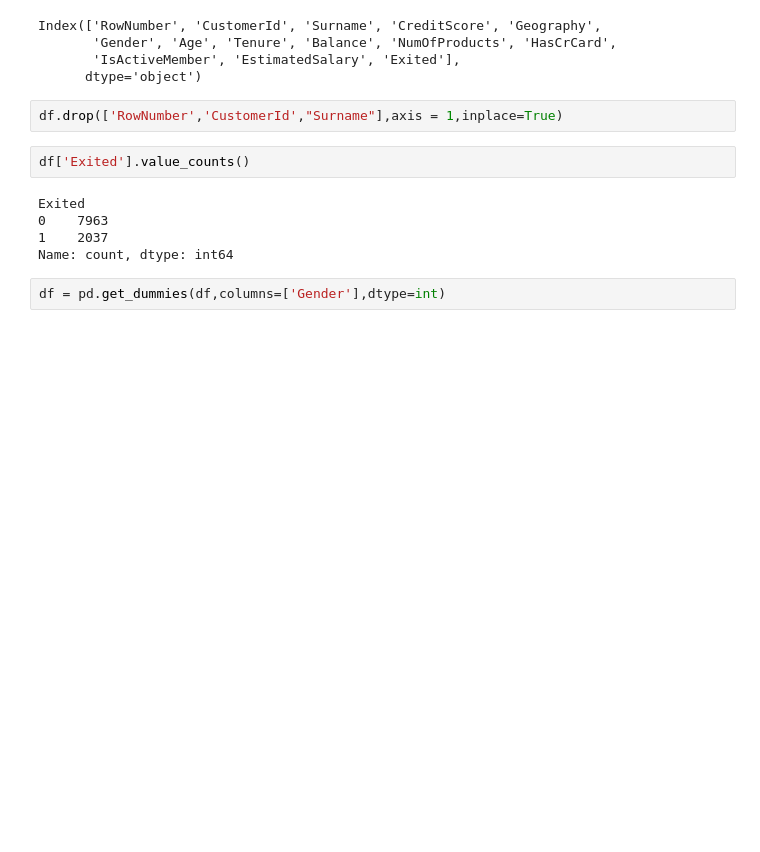
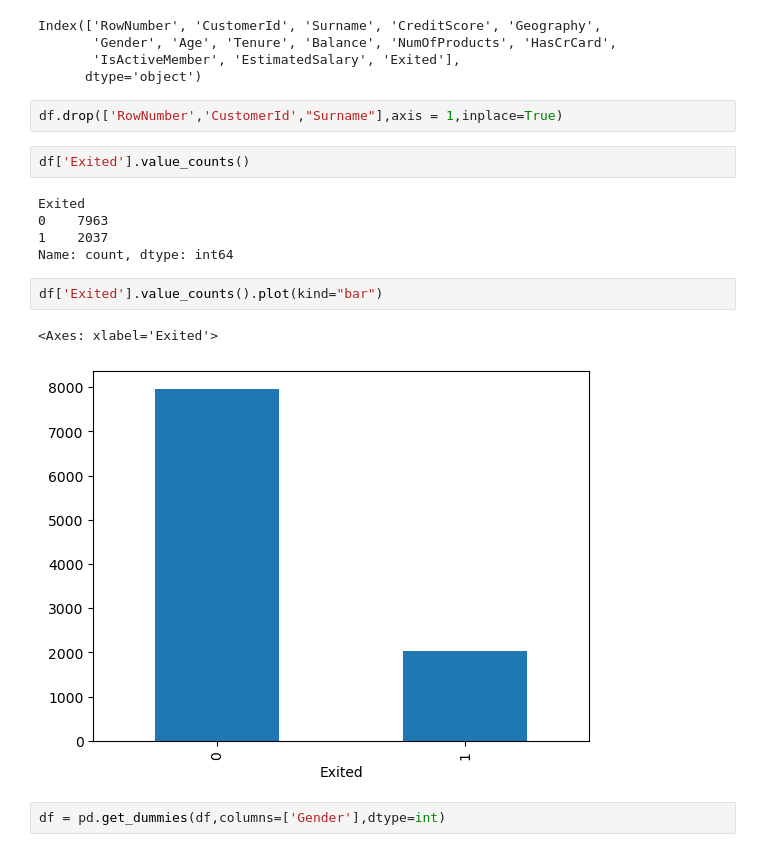
Before and after one commit to sujitx-vs/Customer_Churn_Project, a Jupyter notebook: notebooks/data_exploration&cleaning.ipynb, the cells around one changed output. Cells and saved outputs as stored; diff of their text form; blank space fills up the shorter version.

Commit message:
Some more EDA graphs are added

```diff
--- a/notebooks/data_exploration&cleaning.ipynb
+++ b/notebooks/data_exploration&cleaning.ipynb
@@ -84,5 +84,10 @@ Exited
 0    7963
 1    2037
 Name: count, dtype: int64
+# %%
+df['Exited'].value_counts().plot(kind="bar")
+# %% [output]
+<Axes: xlabel='Exited'>
+[figure, added]
 # %%
 df = pd.get_dummies(df,columns=['Gender'],dtype=int)
```
Also changed, not shown: parts of 1 cell of this notebook.
